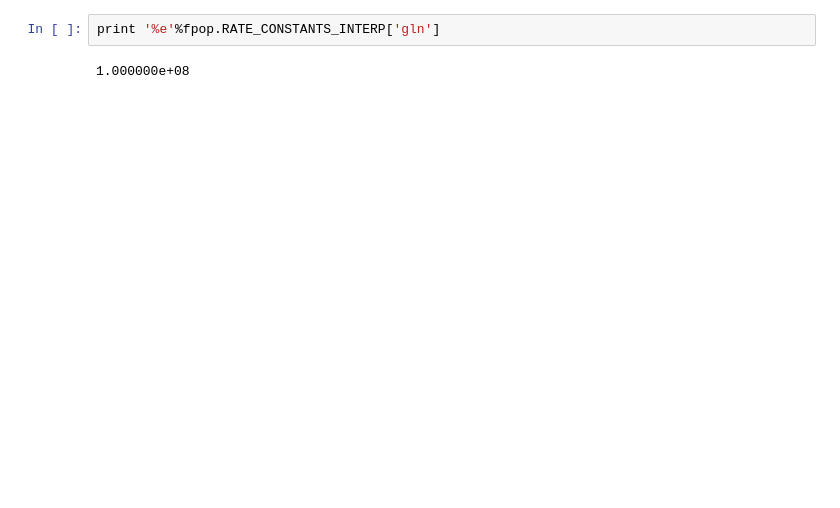
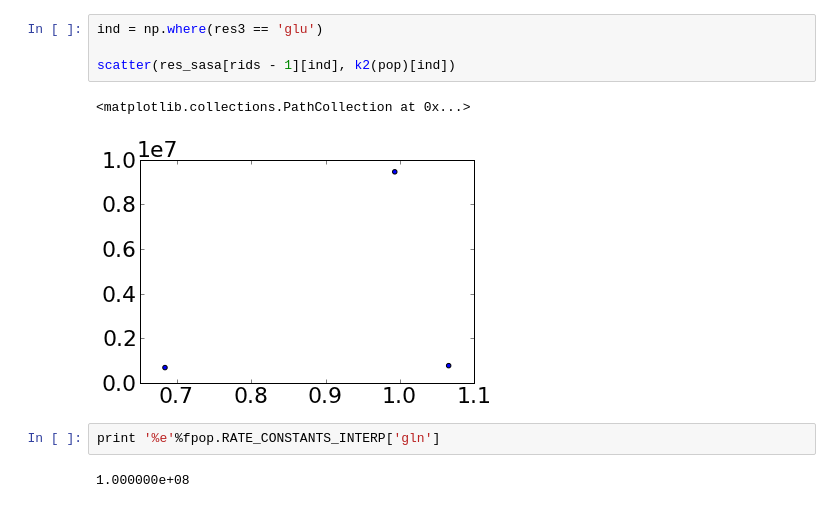
Before and after one commit to schwancr/exchange, a Jupyter notebook: data/data.ipynb, the cells around one changed output. Saved outputs shown, nothing was run; the diff lists cells and outputs as text; blank space fills up the shorter version.

```diff
--- a/data/data.ipynb
+++ b/data/data.ipynb
@@ -125,3 +97,10 @@ yscale('log')
+# %%
+ind = np.where(res3 == 'glu')
+
+scatter(res_sasa[rids - 1][ind], k2(pop)[ind])
+# %% [output]
+<matplotlib.collections.PathCollection at 0x...>
+[figure, added]
 # %%
 print '%e'%fpop.RATE_CONSTANTS_INTERP['gln']
 # %% [output]
```
Also changed, not shown: parts of 16 cells of this notebook, 9 other files.
